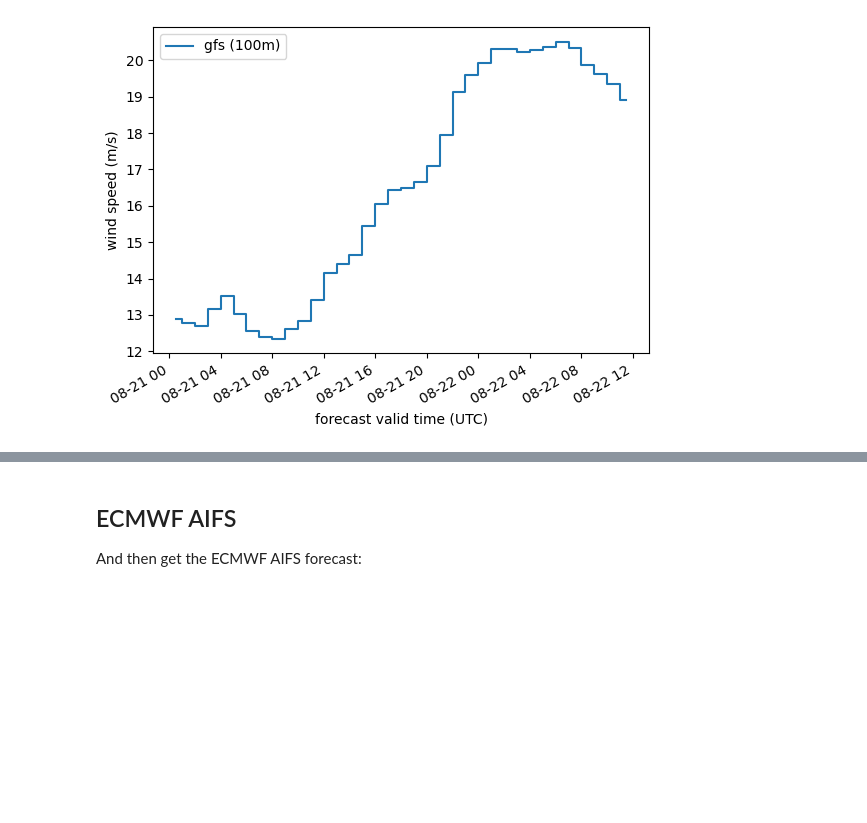
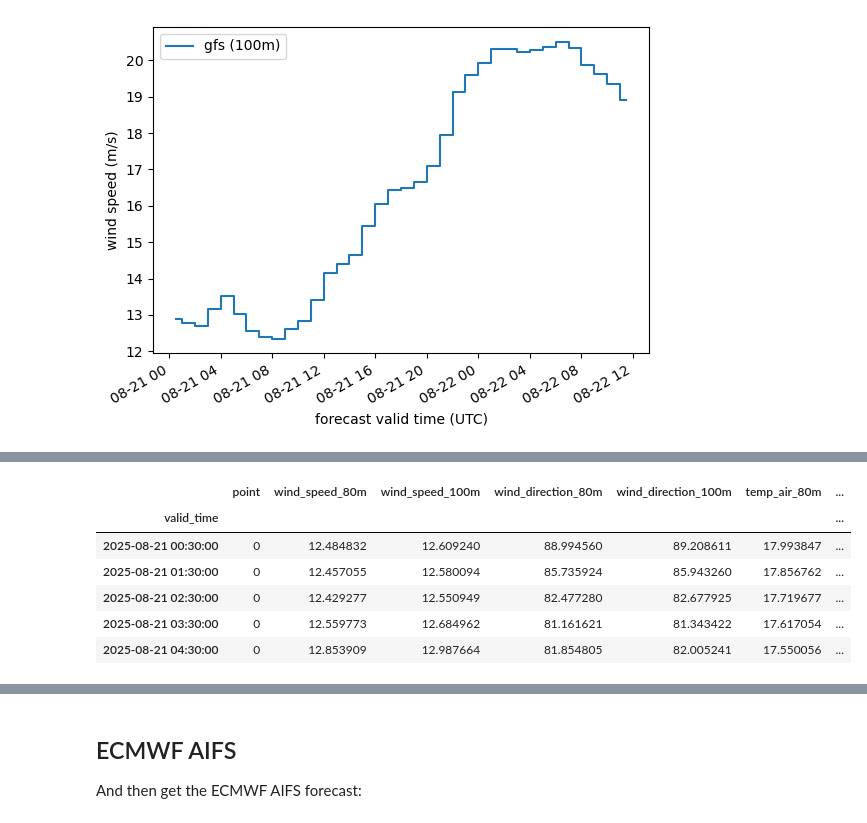
Before and after one commit to williamhobbs/energy-forecasting-tools, a Jupyter notebook: wind_example.ipynb, the cells around one changed output, grey strips where cells are left out. Drawn from its saved outputs; the diff is of its cells as text; code cells hidden in the pictures; blank space fills up the shorter version.

```diff
--- a/wind_example.ipynb
+++ b/wind_example.ipynb
@@ -69,0 +101,10 @@ plt.show()
+# %%
+resource_data_gefs_c.head()
+# %% [output]
+|  | point | wind_speed_80m | wind_speed_100m | wind_direction_80m | wind_direction_100m | temp_air_80m | ... |
+| valid_time |  |  |  |  |  |  | ... |
+| 2025-08-21 00:30:00 | 0 | 12.484832 | 12.609240 | 88.994560 | 89.208611 | 17.993847 | ... |
+| 2025-08-21 01:30:00 | 0 | 12.457055 | 12.580094 | 85.735924 | 85.943260 | 17.856762 | ... |
+| 2025-08-21 02:30:00 | 0 | 12.429277 | 12.550949 | 82.477280 | 82.677925 | 17.719677 | ... |
+| 2025-08-21 03:30:00 | 0 | 12.559773 | 12.684962 | 81.161621 | 81.343422 | 17.617054 | ... |
+| 2025-08-21 04:30:00 | 0 | 12.853909 | 12.987664 | 81.854805 | 82.005241 | 17.550056 | ... |
```
Also changed, not shown: parts of 6 cells of this notebook, 4 other files.
